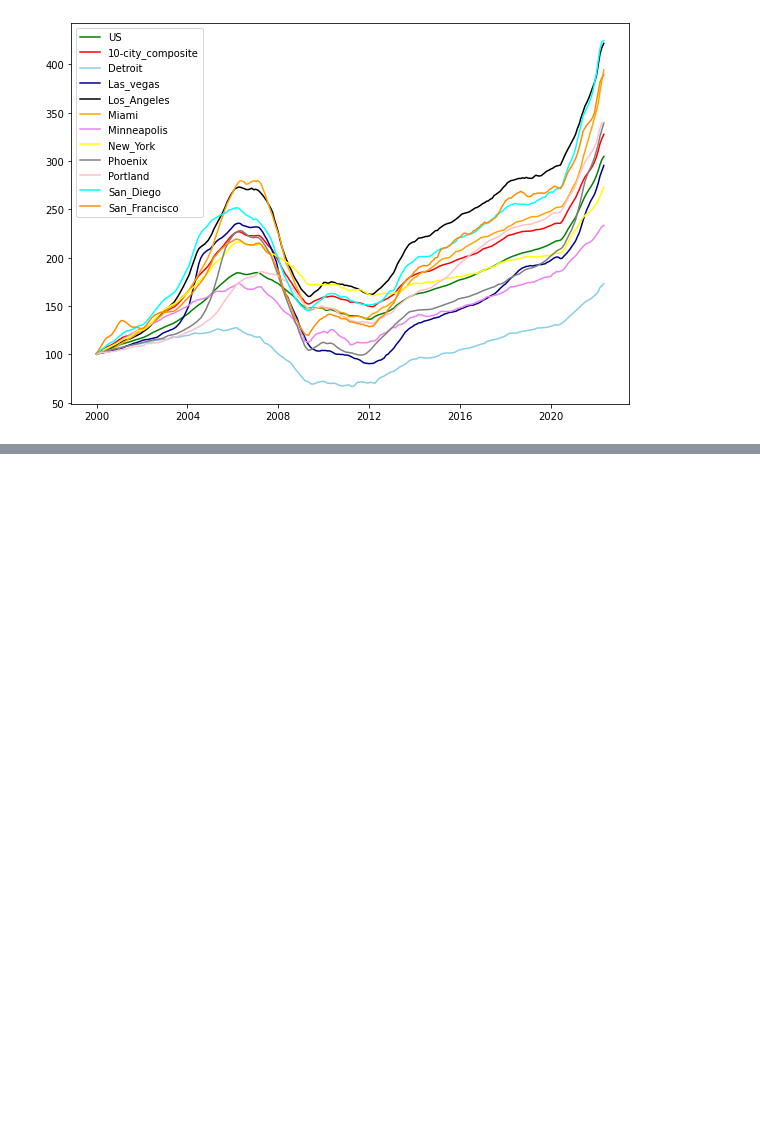
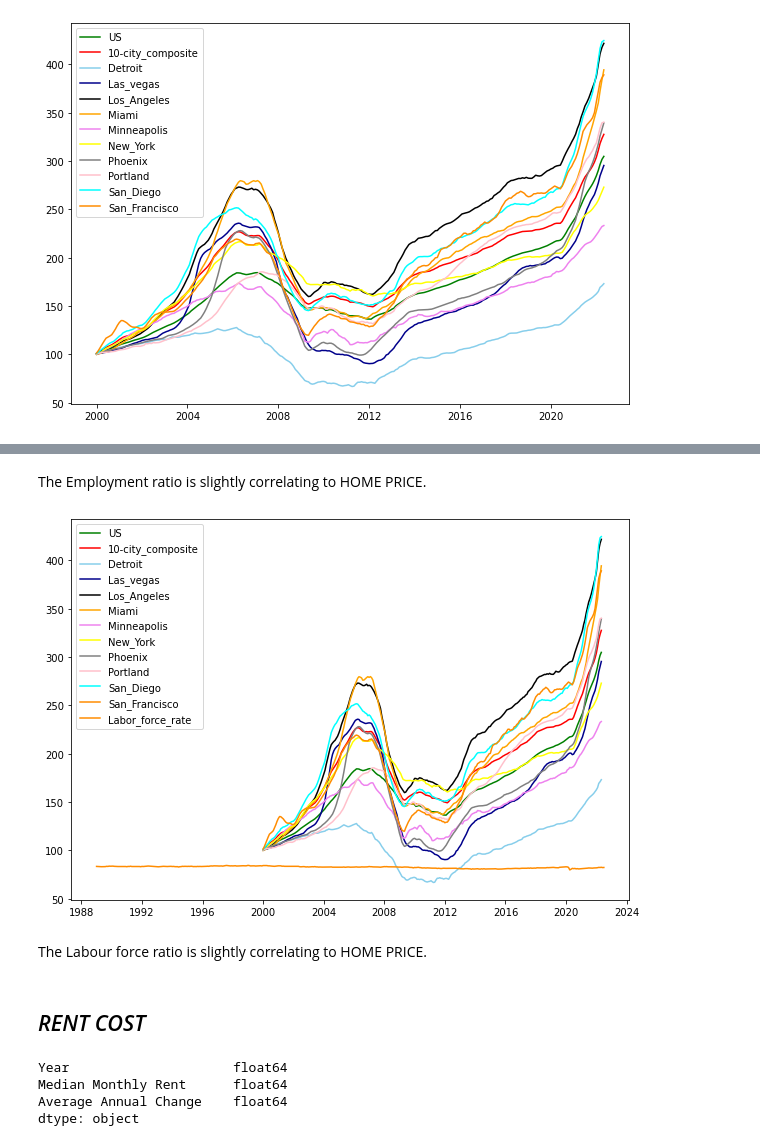
Before and after one commit to JayabharathiRavi/HOME_LLC, a Jupyter notebook: Home_LLC.ipynb, the cells around one changed output, grey strips where cells are left out. Saved outputs shown, nothing was run; the diff lists cells and outputs as text; code cells hidden in the pictures; blank space fills up the shorter version.

```diff
--- a/Home_LLC.ipynb
+++ b/Home_LLC.ipynb
@@ -565,0 +632,28 @@ From above two plots, we came to know that the steel price which we used to buil
+# %% [markdown]
+The Employment ratio is slightly correlating to HOME PRICE.
+# %%
+
+plt.figure(figsize=(10,7))
+
+plt.plot(df_new['DATE'], df_new['US'], color='g', label='US')
+plt.plot(df_new['DATE'], df_new['10-City_Composite'], color='r', label='10-city_composite')
+plt.plot(df_new['DATE'], df_new['Detroit'], color='skyblue', label='Detroit')
+plt.plot(df_new['DATE'], df_new['Las_vegas'], color='darkblue', label='Las_vegas')
+plt.plot(df_new['DATE'], df_new['Los_Angeles'], color='black', label='Los_Angeles')
+plt.plot(df_new['DATE'], df_new['Miami'], color='orange', label='Miami')
+plt.plot(df_new['DATE'], df_new['Minneapolis'], color='violet', label='Minneapolis')
+plt.plot(df_new['DATE'], df_new['New_York'], color='yellow', label='New_York')
+plt.plot(df_new['DATE'], df_new['Phoenix'], color='grey', label='Phoenix')
+plt.plot(df_new['DATE'], df_new['Portland'], color='pink', label='Portland')
+plt.plot(df_new['DATE'], df_new['San_Diego'], color='cyan', label='San_Diego')
+plt.plot(df_new['DATE'], df_new['San_Francisco'], color='#FF8C00', label='San_Francisco')
+plt.plot(df_emp['observation_date'], df_emp['Labor_force_rate'], color='#FF8C00', label='Labor_force_rate')
+
+plt.legend()
+plt.show()
+# %% [output]
+[figure, added]
+# %% [markdown]
+The Labour force ratio is slightly correlating to HOME PRICE.
+# %% [markdown]
+## *RENT COST*
@@ -565,0 +662,7 @@ From above two plots, we came to know that the steel price which we used to buil
+# %%
+df_rent.dtypes
+# %% [output]
+Year                     float64
+Median Monthly Rent      float64
+Average Annual Change    float64
+dtype: object
```
Also changed, not shown: parts of 18 cells of this notebook.
